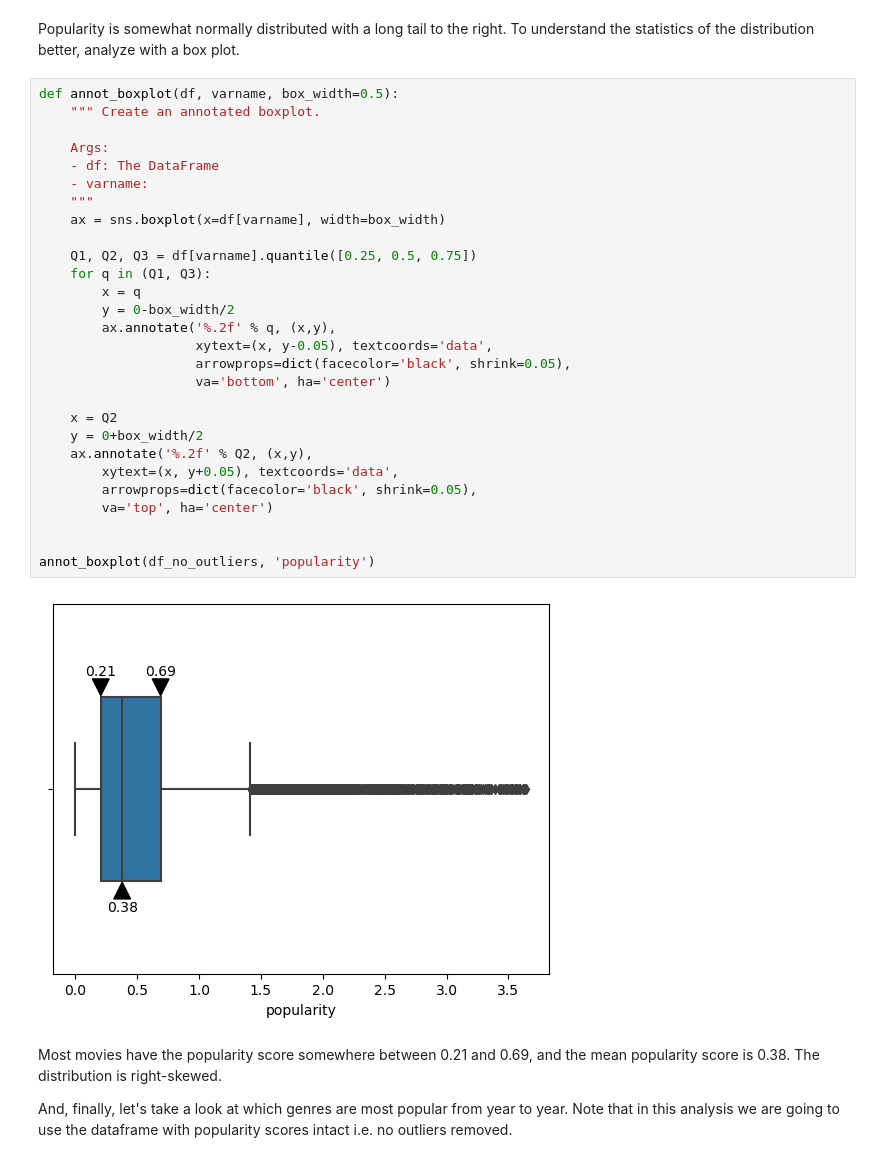
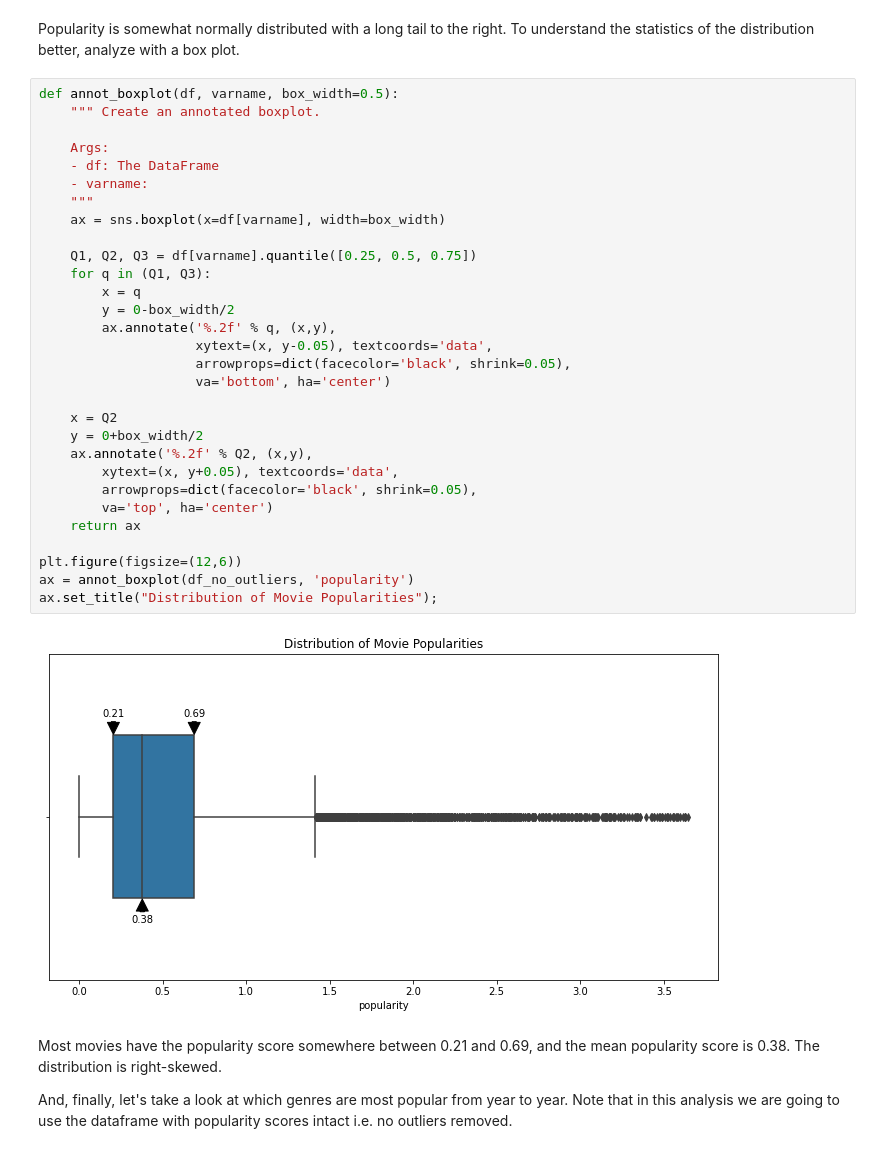
Before and after one commit to jaycode/udacity-investigate-a-dataset, a Jupyter notebook: investigate-a-dataset.ipynb, the cells around one changed output. Cells and saved outputs as stored; diff of their text form.

```diff
--- a/investigate-a-dataset.ipynb
+++ b/investigate-a-dataset.ipynb
@@ -299,33 +312,35 @@ Popularity is somewhat normally distributed with a long tail to the right. To un
 # %%
 def annot_boxplot(df, varname, box_width=0.5):
     """ Create an annotated boxplot.
 
     Args:
     - df: The DataFrame
     - varname:
     """
     ax = sns.boxplot(x=df[varname], width=box_width)
 
     Q1, Q2, Q3 = df[varname].quantile([0.25, 0.5, 0.75])
     for q in (Q1, Q3):
         x = q
         y = 0-box_width/2
         ax.annotate('%.2f' % q, (x,y),
                     xytext=(x, y-0.05), textcoords='data',
                     arrowprops=dict(facecolor='black', shrink=0.05),
                     va='bottom', ha='center')
 
     x = Q2
     y = 0+box_width/2
     ax.annotate('%.2f' % Q2, (x,y),
         xytext=(x, y+0.05), textcoords='data',
         arrowprops=dict(facecolor='black', shrink=0.05),
         va='top', ha='center')
+    return ax
 
-
-annot_boxplot(df_no_outliers, 'popularity')
+plt.figure(figsize=(12,6))
+ax = annot_boxplot(df_no_outliers, 'popularity')
+ax.set_title("Distribution of Movie Popularities");
 # %% [output]
-[figure, old version]
+[figure, new version]
 # %% [markdown]
 Most movies have the popularity score somewhere between 0.21 and 0.69, and the mean popularity score is 0.38. The distribution is right-skewed.
 
```
Also changed, not shown: parts of 21 cells of this notebook, 1 other file.
